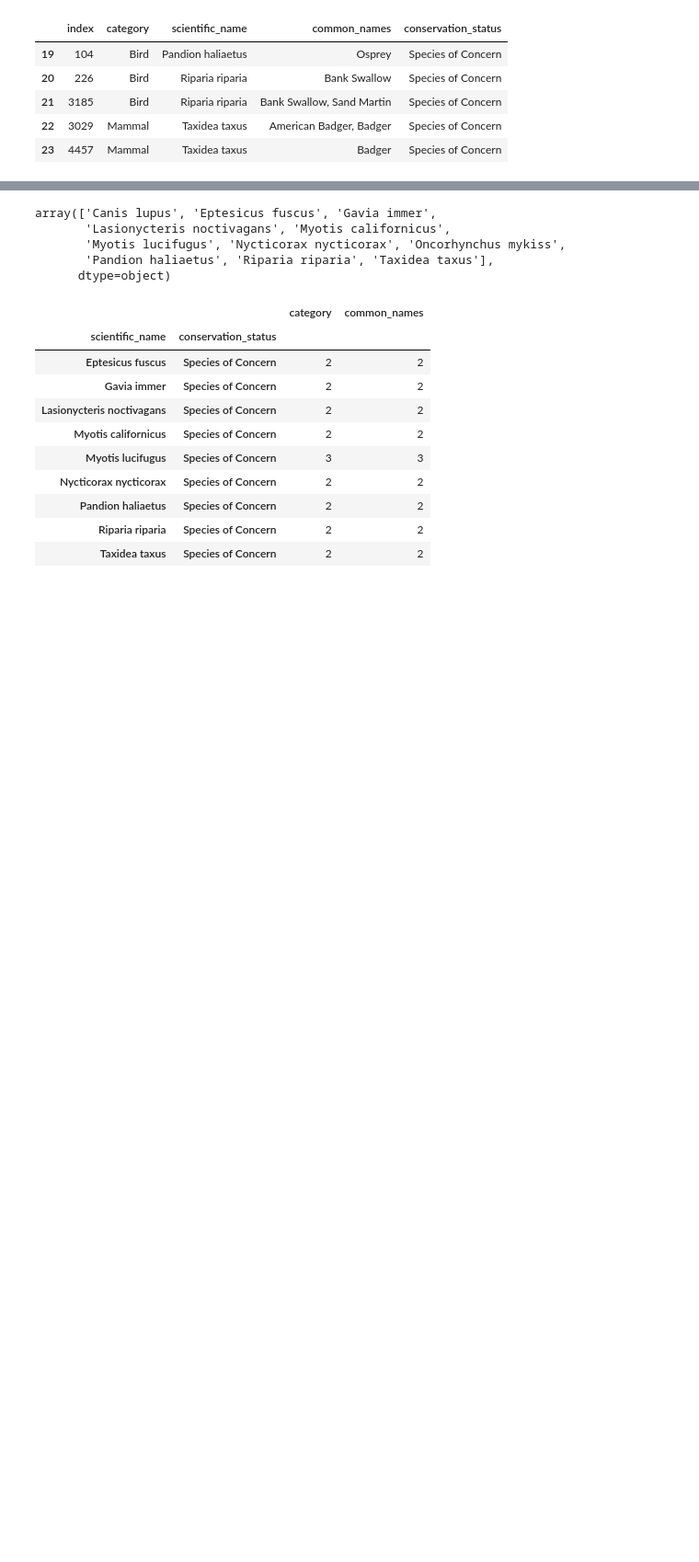
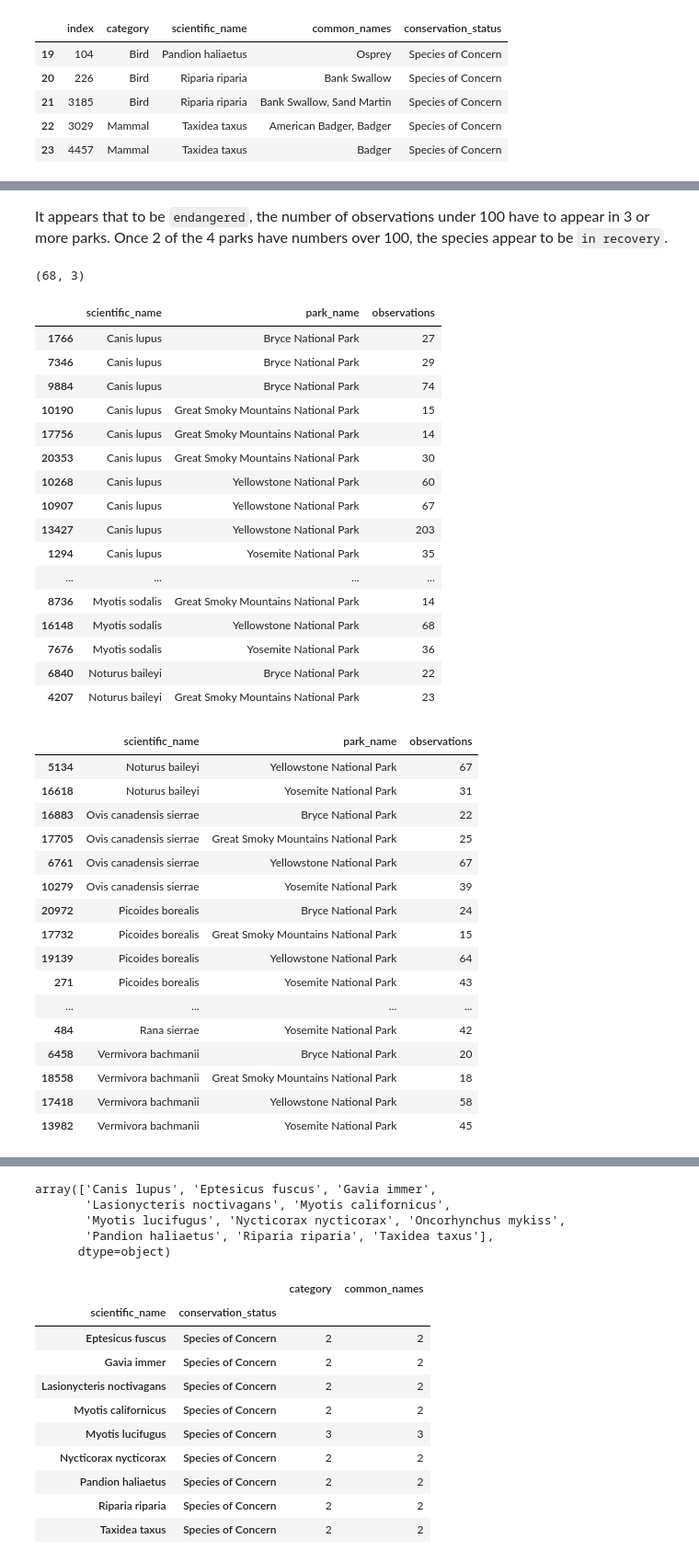
Before and after one commit to rj-pal/Biodiversity, a Jupyter notebook: EDA_cleaning_biodiversity.ipynb, the cells around one changed output, grey strips where cells are left out. Shown at 92% size. Saved outputs shown, nothing was run; the diff lists cells and outputs as text; code cells hidden in the pictures; blank space fills up the shorter version.

```diff
--- a/biodiversity.ipynb
+++ b/EDA_cleaning_biodiversity.ipynb
@@ -620,0 +602,46 @@ fs!Once a species is over 250 in observation, they are no longer in danger or or
+# %% [markdown]
+<font size="3"> It appears that to be `endangered`, the number of observations under 100 have to appear in 3 or more parks. Once 2 of the 4 parks have numbers over 100, the species appear to be `in recovery`.</font>
+# %%
+endangered_species_names = species[species.conservation_status == 'Endangered'].scientific_name.to_list()
+endangered_species = observations[observations.scientific_name.isin(endangered_species_names)].sort_values(by=['scientific_name', 'park_name'])
+endangered_species.shape
+# %% [output]
+(68, 3)
+# %%
+display(endangered_species.head(50))
+endangered_species.tail(18)
+# %% [output]
+|  | scientific_name | park_name | observations |
+| 1766 | Canis lupus | Bryce National Park | 27 |
+| 7346 | Canis lupus | Bryce National Park | 29 |
+| 9884 | Canis lupus | Bryce National Park | 74 |
+| 10190 | Canis lupus | Great Smoky Mountains National Park | 15 |
+| 17756 | Canis lupus | Great Smoky Mountains National Park | 14 |
+| 20353 | Canis lupus | Great Smoky Mountains National Park | 30 |
+| 10268 | Canis lupus | Yellowstone National Park | 60 |
+| 10907 | Canis lupus | Yellowstone National Park | 67 |
+| 13427 | Canis lupus | Yellowstone National Park | 203 |
+| 1294 | Canis lupus | Yosemite National Park | 35 |
+| ... | ... | ... | ... |
+| 8736 | Myotis sodalis | Great Smoky Mountains National Park | 14 |
+| 16148 | Myotis sodalis | Yellowstone National Park | 68 |
+| 7676 | Myotis sodalis | Yosemite National Park | 36 |
+| 6840 | Noturus baileyi | Bryce National Park | 22 |
+| 4207 | Noturus baileyi | Great Smoky Mountains National Park | 23 |
+|  | scientific_name | park_name | observations |
+| 5134 | Noturus baileyi | Yellowstone National Park | 67 |
+| 16618 | Noturus baileyi | Yosemite National Park | 31 |
+| 16883 | Ovis canadensis sierrae | Bryce National Park | 22 |
+| 17705 | Ovis canadensis sierrae | Great Smoky Mountains National Park | 25 |
+| 6761 | Ovis canadensis sierrae | Yellowstone National Park | 67 |
+| 10279 | Ovis canadensis sierrae | Yosemite National Park | 39 |
+| 20972 | Picoides borealis | Bryce National Park | 24 |
+| 17732 | Picoides borealis | Great Smoky Mountains National Park | 15 |
+| 19139 | Picoides borealis | Yellowstone National Park | 64 |
+| 271 | Picoides borealis | Yosemite National Park | 43 |
+| ... | ... | ... | ... |
+| 484 | Rana sierrae | Yosemite National Park | 42 |
+| 6458 | Vermivora bachmanii | Bryce National Park | 20 |
+| 18558 | Vermivora bachmanii | Great Smoky Mountains National Park | 18 |
+| 17418 | Vermivora bachmanii | Yellowstone National Park | 58 |
+| 13982 | Vermivora bachmanii | Yosemite National Park | 45 |
```
Also changed, not shown: parts of 88 cells of this notebook, 1 other file.
